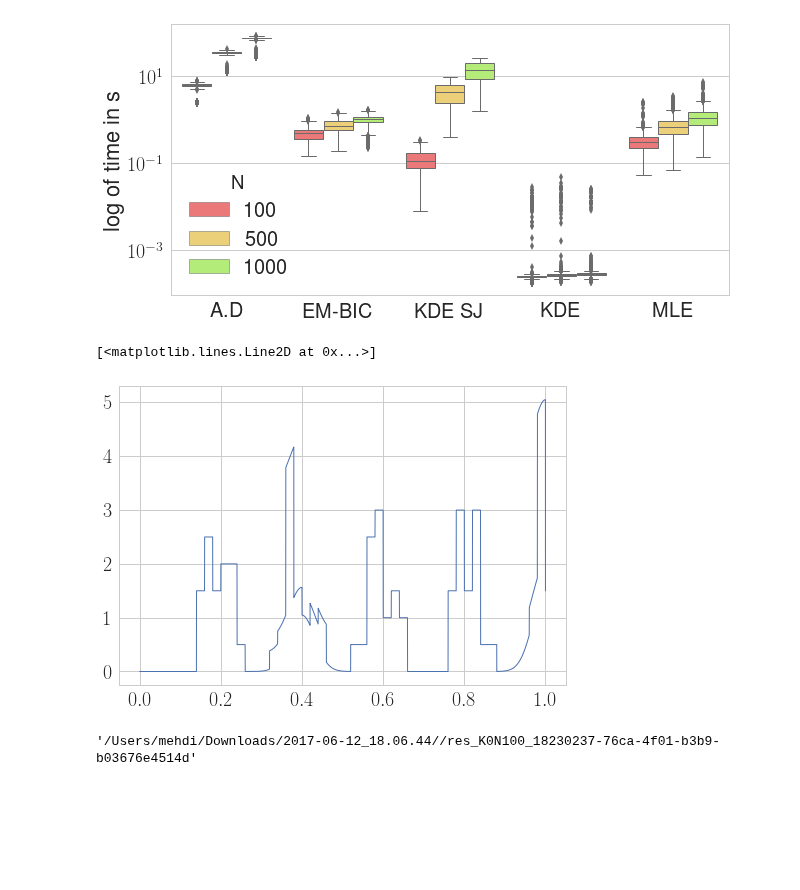
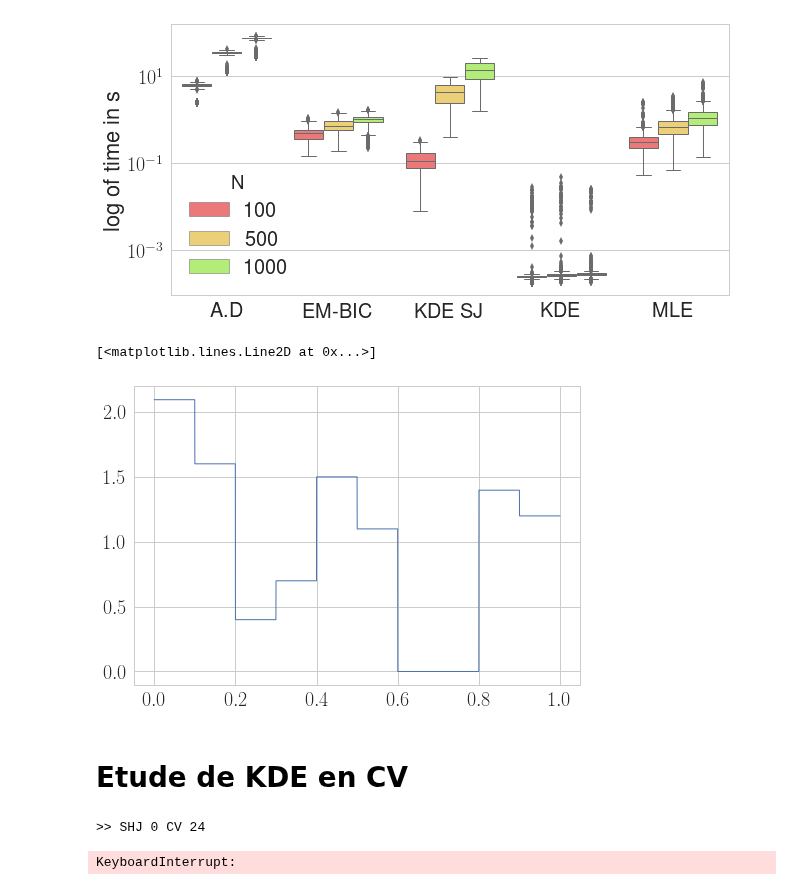
Before and after one commit to mehdisebbar/kl-aggregation, a Jupyter notebook: weight_vector_simulations_paper/weight_vector_estim_code/result extract v2.ipynb, the cells around one changed output. Cells and saved outputs as stored; diff of their text form; code cells hidden in the pictures; blank space fills up the shorter version.

```diff
--- a/weight_vector_simulations_paper/weight_vector_estim_code/result extract v2.ipynb
+++ b/weight_vector_simulations_paper/weight_vector_estim_code/result extract v2.ipynb
@@ -13,7 +13,7 @@ from os import listdir
 from os.path import isfile, join
 import pickle
 import pandas as pd
-simu_folder = "2017-06-12_18.06.44"
+simu_folder = "2017-06-12_18.37.51"
 folder = "/Users/mehdi/Downloads/"+simu_folder+"/"
 onlyfiles = [f for f in listdir(folder) if (isfile(join(folder, f)) and f.startswith("res_K"))]
 
@@ -427,22 +427,61 @@ sns_plot.savefig("../../phd-thesis/TeX_files/res_times", dpi=100, transparent=Tr
 # %% [output]
 [figure]
 # %%
-a = pickle.load(open(folder+"/res_K0N100_18230237-76ca-4f01-b3b9-b03676e4514d"))
-f_w = a["gauss_weight_vector_estim_lambda"]
-fstar_ = a["gauss_f_star"]
+a = pickle.load(open(folder+"/res_K0N100_7fbb57aa-97c1-4d99-a466-6ab8d65a696a"))
+f_w = a["rect_weight_vector_estim_lambda"]
+fstar_ = a["rect_f_star"]
 n_pdf = fstar_.shape[0]
 def get_non_zero_weights(v):
     return np.array(zip(*[(idx, val) for (idx, val) in  enumerate(v) if val !=0]))
 x = np.linspace(0,1,n_pdf)
 #extract weight_estim
 selected_densi, weights_esti = get_non_zero_weights(f_w)
 f_weight_ = np.apply_along_axis(lambda x: weights_esti.dot(np.array([a["densities"][i].pdf(x) for i in selected_densi.astype(int)])), 0, np.linspace(0,1,n_pdf))
 
 plt.plot(x, f_weight_)
 # %% [output]
 [<matplotlib.lines.Line2D at 0x...>]
-[figure, old version]
+[figure, new version]
-# %%
-folder+"/res_K0N100_18230237-76ca-4f01-b3b9-b03676e4514d"
-# %% [output]
-'/Users/mehdi/Downloads/2017-06-12_18.06.44//res_K0N100_18230237-76ca-4f01-b3b9-b03676e4514d'
+# %% [markdown]
+# Etude de KDE en CV
+# %%
+
+hsj = 0
+cv = 0
+import sys, time
+type_f = "uniform"
+
+for f in onlyfiles:
+    a = pickle.load(open(folder+f))
+    X = a[type_f+"_data"]
+    kde_pdf_hsj = a[type_f+"_kde_hsj"]
+    pdf_star = a[type_f+"_f_star"]
+    from sklearn.grid_search import GridSearchCV
+    from sklearn.neighbors import KernelDensity
+
+    grid = GridSearchCV(KernelDensity(),
+                        {'bandwidth': np.linspace(0.01, 1.0, 100)},
+                        cv=20) # 20-fold cross-validation
+    grid.fit(X[:, None])
+    x_grid = np.linspace(0, 1, n_pdf)
+
+    kde = grid.best_estimator_
+    pdf = np.exp(kde.score_samples(x_grid[:, None]))
+
+    #fig, ax = plt.subplots()
+    #ax.plot(x_grid, pdf, linewidth=3, alpha=0.5, label='CV' % kde.bandwidth)
+    #ax.plot(x_grid, kde_pdf_hsj, linewidth=3, alpha=0.5, label='shj')
+    #
+    #ax.hist(X, 100, fc='gray', histtype='stepfilled', alpha=0.3, normed=True)
+    #ax.legend(loc='upper left')
+    #ax.set_xlim(0, 1);
+    if entropy(kde_pdf_hsj, pdf_star) < entropy(pdf, pdf_star):
+        hsj +=1
+    else:
+        cv+=1
+    print '\r>> SHJ %d CV %d '% (hsj,cv),
+    sys.stdout.flush()
+print
+# %% [output]
+>> SHJ 0 CV 24
+KeyboardInterrupt:
```
Also changed, not shown: parts of 7 cells of this notebook, 3 other files.
